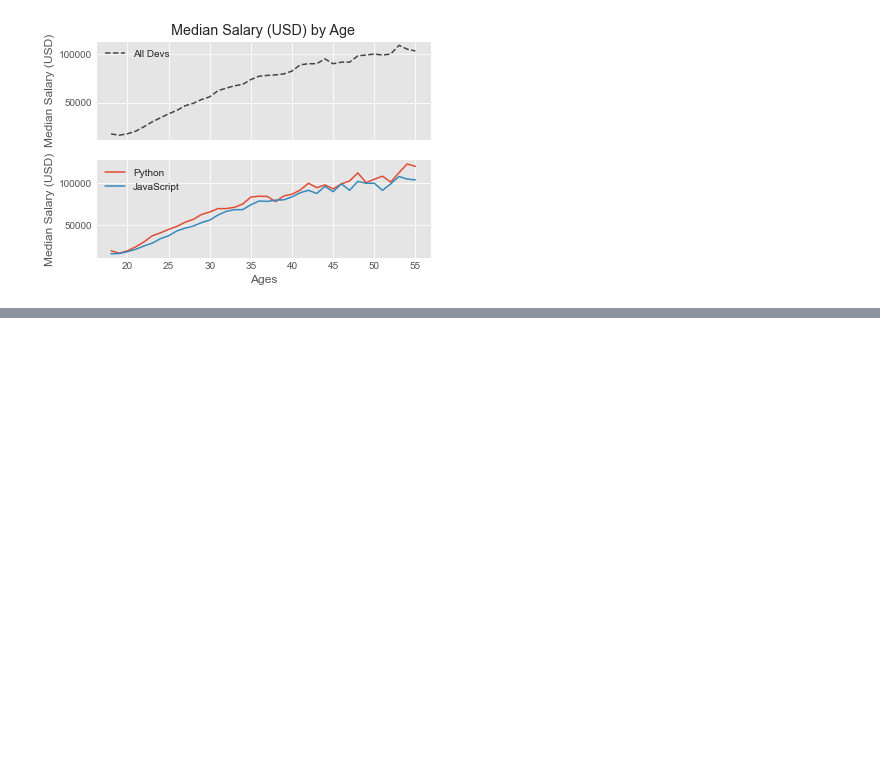
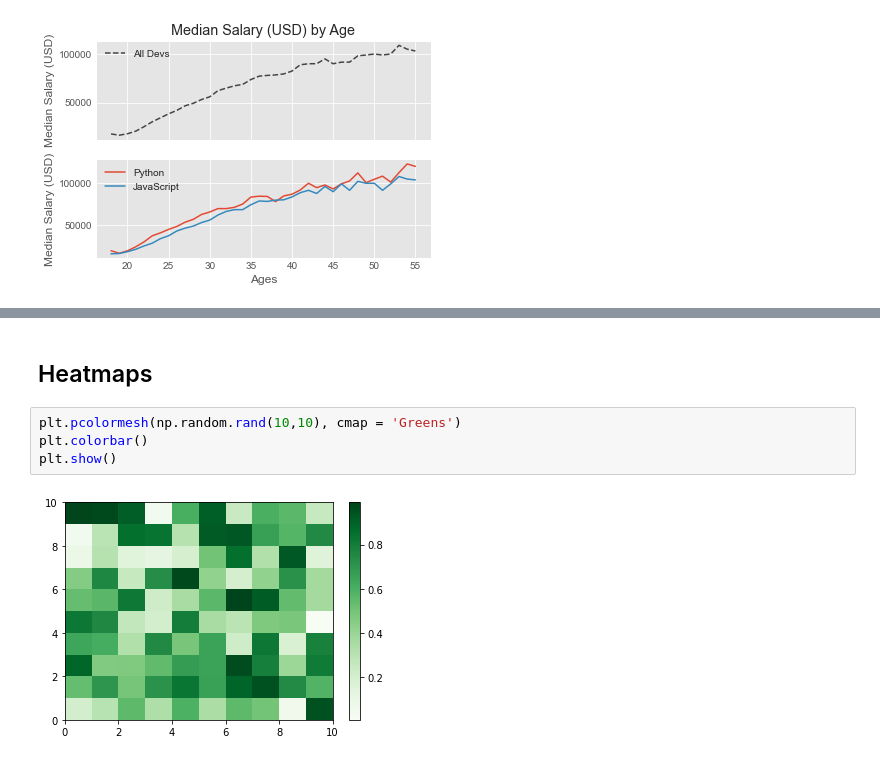
Before and after one commit to SathvikJoel/VisualizationTools, a Jupyter notebook: Matplotlib/Viz-1.ipynb, the cells around one changed output, grey strips where cells are left out. Saved outputs shown, nothing was run; the diff lists cells and outputs as text; blank space fills up the shorter version.

```diff
--- a/Matplotlib/Viz-1.ipynb
+++ b/Matplotlib/Viz-1.ipynb
@@ -1072,3 +1072,11 @@ fig2.savefig('fig2.png')
 # %% [output]
 [figure]
 [figure]
+# %% [markdown]
+## Heatmaps
+# %%
+plt.pcolormesh(np.random.rand(10,10), cmap = 'Greens')
+plt.colorbar()
+plt.show()
+# %% [output]
+[figure, added]
```
Also changed, not shown: parts of 7 cells of this notebook, 6 other files.
